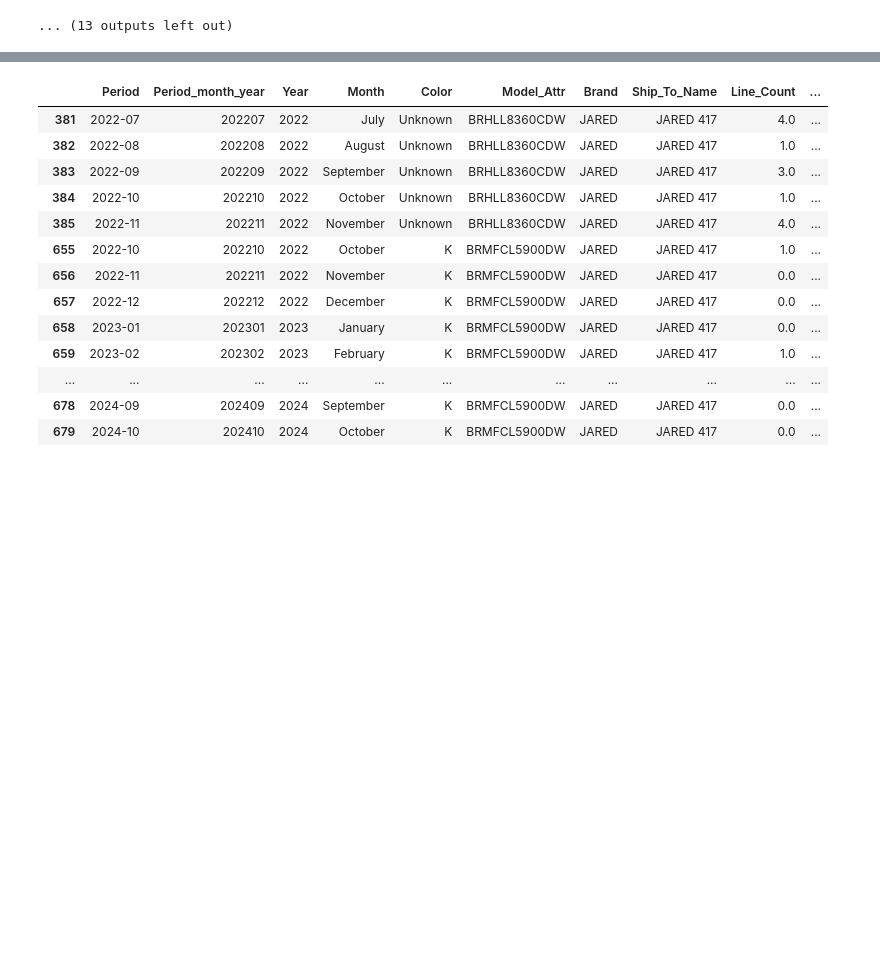
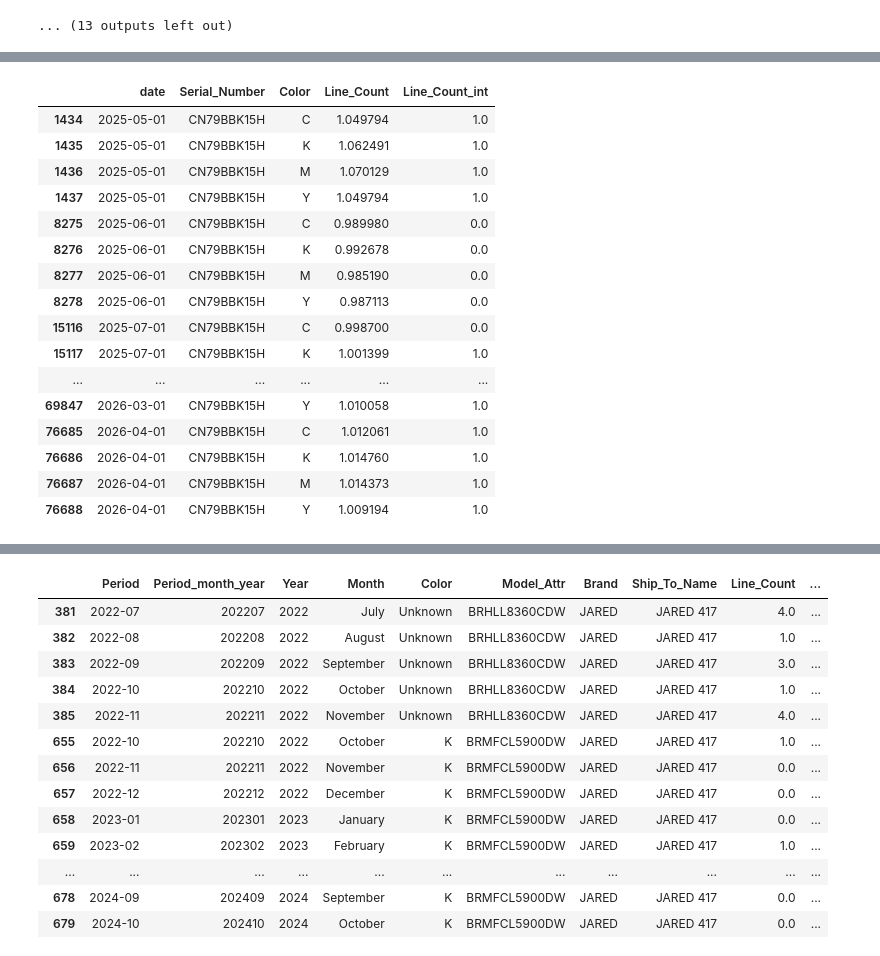
Before and after one commit to moumitaghanti/Signet-Supply, a Jupyter notebook: Signet Supply v3.ipynb, the cells around one changed output, grey strips where cells are left out. Drawn from its saved outputs; the diff is of its cells as text; code cells hidden in the pictures; blank space fills up the shorter version.

```diff
--- a/Signet Supply v3.ipynb
+++ b/Signet Supply v3.ipynb
@@ -1016,0 +1349,20 @@ future_forecasts
+# %%
+future_forecasts[future_forecasts['Serial_Number']=='CN79BBK15H']
+# %% [output]
+|  | date | Serial_Number | Color | Line_Count | Line_Count_int |
+| 1434 | 2025-05-01 | CN79BBK15H | C | 1.049794 | 1.0 |
+| 1435 | 2025-05-01 | CN79BBK15H | K | 1.062491 | 1.0 |
+| 1436 | 2025-05-01 | CN79BBK15H | M | 1.070129 | 1.0 |
+| 1437 | 2025-05-01 | CN79BBK15H | Y | 1.049794 | 1.0 |
+| 8275 | 2025-06-01 | CN79BBK15H | C | 0.989980 | 0.0 |
+| 8276 | 2025-06-01 | CN79BBK15H | K | 0.992678 | 0.0 |
+| 8277 | 2025-06-01 | CN79BBK15H | M | 0.985190 | 0.0 |
+| 8278 | 2025-06-01 | CN79BBK15H | Y | 0.987113 | 0.0 |
+| 15116 | 2025-07-01 | CN79BBK15H | C | 0.998700 | 0.0 |
+| 15117 | 2025-07-01 | CN79BBK15H | K | 1.001399 | 1.0 |
+| ... | ... | ... | ... | ... | ... |
+| 69847 | 2026-03-01 | CN79BBK15H | Y | 1.010058 | 1.0 |
+| 76685 | 2026-04-01 | CN79BBK15H | C | 1.012061 | 1.0 |
+| 76686 | 2026-04-01 | CN79BBK15H | K | 1.014760 | 1.0 |
+| 76687 | 2026-04-01 | CN79BBK15H | M | 1.014373 | 1.0 |
+| 76688 | 2026-04-01 | CN79BBK15H | Y | 1.009194 | 1.0 |
```
Also changed, not shown: parts of 28 cells of this notebook, 1 other file.
